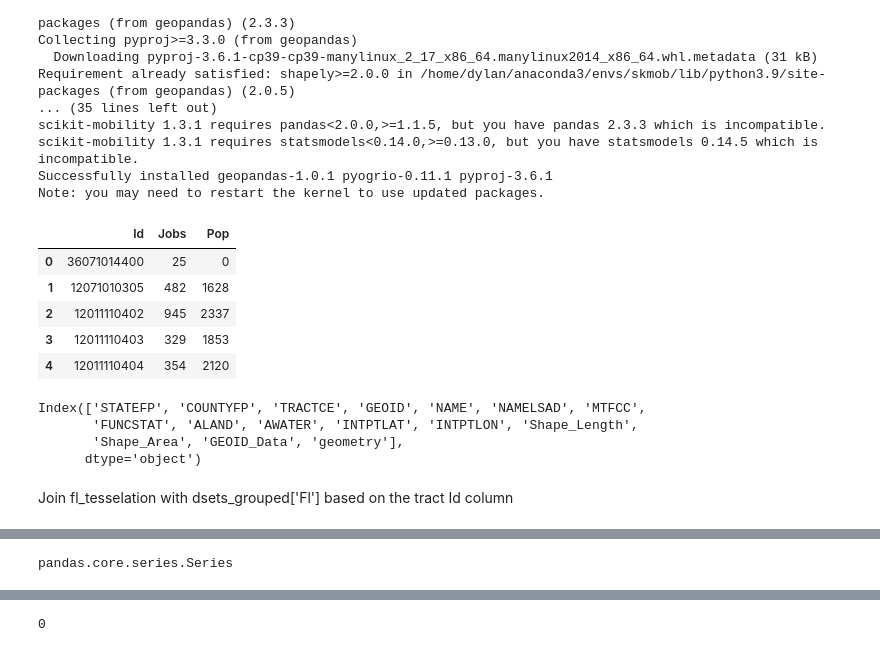
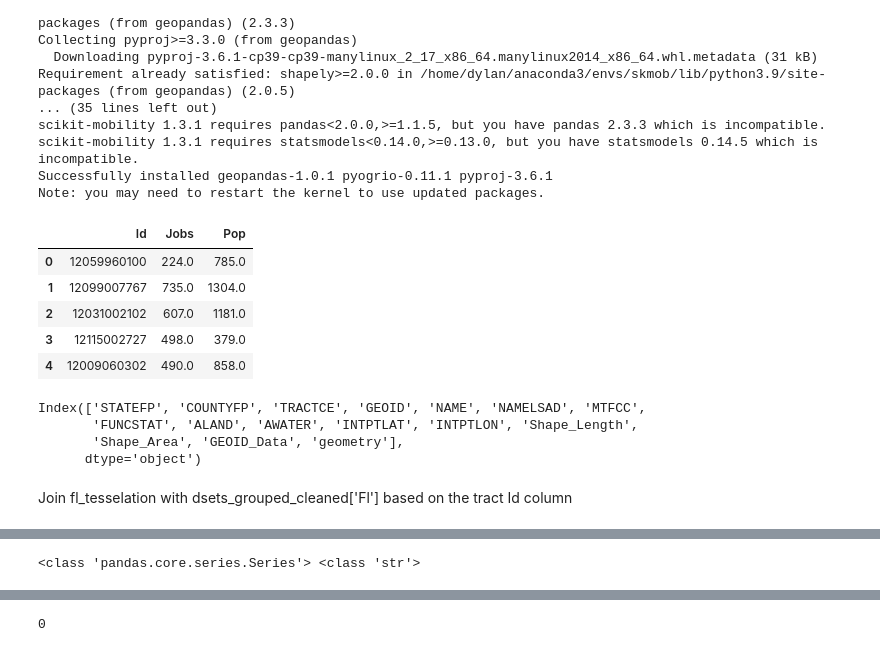
Before and after one commit to daaron678/Predicting-mobility-flows-using-gravity-models, a Jupyter notebook: gravitymodel.ipynb, the cells around one changed output, grey strips where cells are left out. Drawn from its saved outputs; the diff is of its cells as text; code cells hidden in the pictures.

Commit message:
cleaning so that tract numbers match for flow data and tessellation data

```diff
--- a/gravitymodel.ipynb
+++ b/gravitymodel.ipynb
@@ -174,3 +278,30 @@ print(max(grouped['Id']), min(grouped['Id']))
+# %%
+def clean_data(datasets: dict):
+    for state_code, df in datasets.items():
+        fips = str(fips_data[fips_data['STATE'] == state_code]['STATEFP'].values[0])
+        df = df[df['Dtract'].str.startswith(fips)]
+        df = df[df['Dtract'].str.len() == 11]
+        datasets[state_code] = df
+    return datasets
+# %%
+datasets_cleaned = clean_data(datasets)
+# %%
+def get_grouped_data(datasets: dict):
+    dsets_grouped = {}
+    for state_code, df in datasets.items():
+        grouped = pd.DataFrame(set(df['Otract'].unique()).union(set(df['Dtract'].unique())),
+                        columns = ["Id"])
+        jobs = df.groupby('Dtract')['EST'].sum()
+        grouped['Jobs'] = grouped['Id'].map(jobs)
+        grouped['Jobs'] = grouped['Jobs'].fillna(0).astype(str)
+        pop = df.groupby('Otract')['EST'].sum()
+        grouped['Pop'] = grouped['Id'].map(pop)
+        grouped['Pop'] = grouped['Pop'].fillna(0).astype(str)
+        dsets_grouped[state_code] = grouped
+    assert not dsets_grouped['FL'].isna().values.any() and not datasets['FL'].isna().values.any()
+    return dsets_grouped
+# %%
+dsets_grouped_cleaned = get_grouped_data(datasets_cleaned)
 # %%
 from skmob.utils import utils, constants
 from skmob.models import gravity
@@ -255,14 +386,14 @@ Note: you may need to restart the kernel to use updated packages.
 # %%
 fl_tessellation = gpd.read_file("../data/FL_2021_TRACT.gdb", layer = 'ACS_2021_5YR_TRACT_12_FLORIDA')
 # %%
-dsets_grouped['FL'].head()
+dsets_grouped_cleaned['FL'].head()
 # %% [output]
 |  | Id | Jobs | Pop |
-| 0 | 36071014400 | 25 | 0 |
-| 1 | 12071010305 | 482 | 1628 |
-| 2 | 12011110402 | 945 | 2337 |
-| 3 | 12011110403 | 329 | 1853 |
-| 4 | 12011110404 | 354 | 2120 |
+| 0 | 12059960100 | 224.0 | 785.0 |
+| 1 | 12099007767 | 735.0 | 1304.0 |
+| 2 | 12031002102 | 607.0 | 1181.0 |
+| 3 | 12115002727 | 498.0 | 379.0 |
+| 4 | 12009060302 | 490.0 | 858.0 |
 # %%
 # fl_tessellation.head()
 fl_tessellation.columns
@@ -272,7 +403,7 @@ Index(['STATEFP', 'COUNTYFP', 'TRACTCE', 'GEOID', 'NAME', 'NAMELSAD', 'MTFCC',
        'Shape_Area', 'GEOID_Data', 'geometry'],
       dtype='object')
 # %% [markdown]
-Join fl_tesselation with dsets_grouped['Fl'] based on the tract Id column
+Join fl_tesselation with dsets_grouped_cleaned['Fl'] based on the tract Id column
 # %%
 fl_tessellation.rename(columns = {'GEOID': 'Id'}, inplace = True)
 # %%
@@ -285,6 +416,6 @@ fl_tessellation.head()
 | 3 | 12 | 127 | 081500 | 12127081500 | 815 | Census Tract 815 | G5020 | S | 1159201.0 | 279283.0 | +29.2239763 | ... |
 | 4 | 12 | 127 | 081600 | 12127081600 | 816 | Census Tract 816 | G5020 | S | 1535085.0 | 0.0 | +29.2220958 | ... |
 # %%
-type(fl_tessellation['Id'])
+print(type(fl_tessellation['Id']))
 # %% [output]
-pandas.core.series.Series
+<class 'pandas.core.series.Series'> <class 'str'>
```
Also changed, not shown: parts of 39 cells of this notebook.
